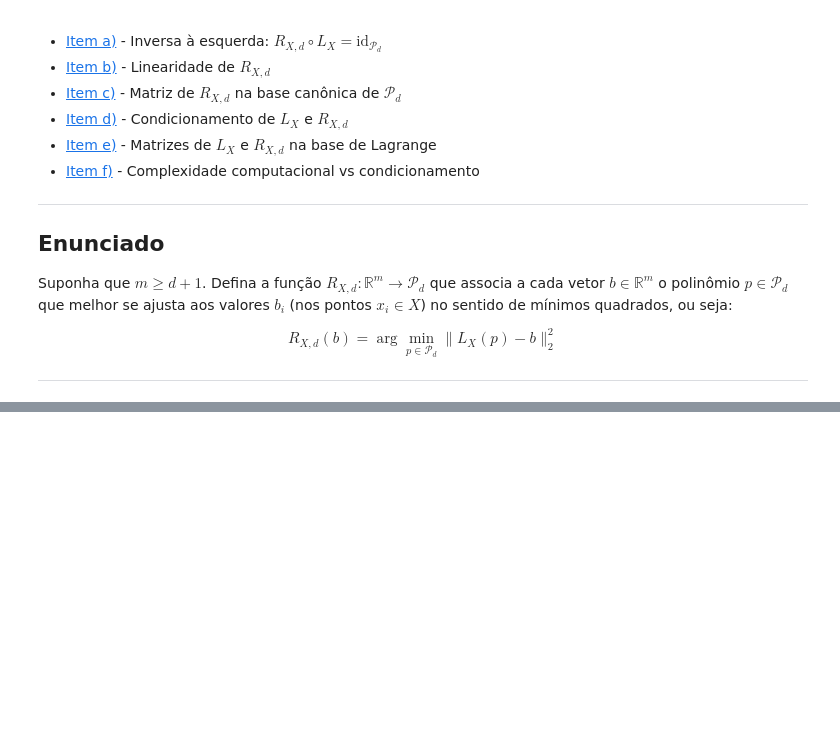
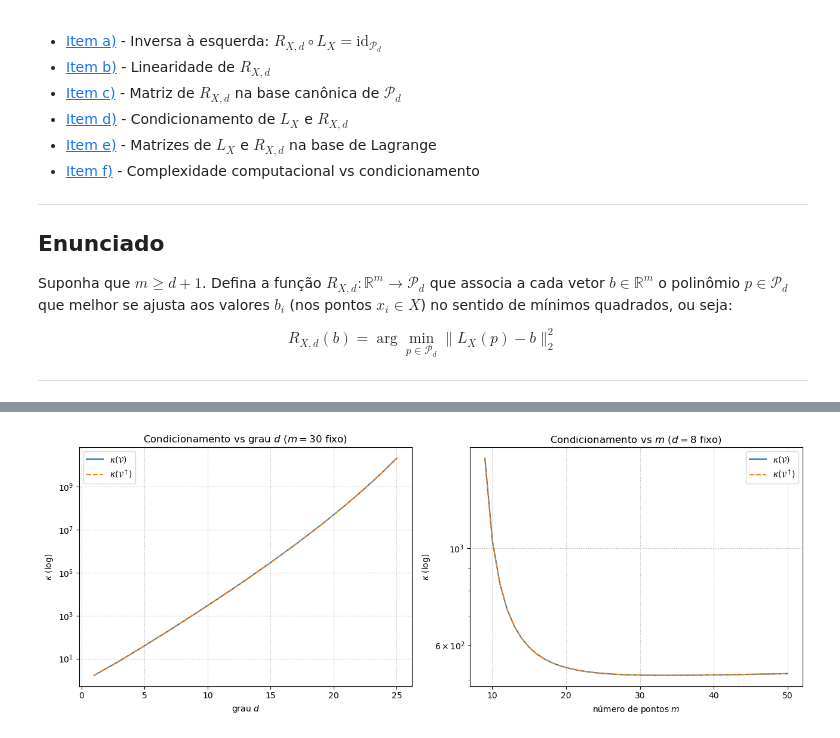
Before and after one commit to Gontijo8199/Projeto-3-ALN-A2, a Jupyter notebook: questao_2.ipynb, the cells around one changed output, grey strips where cells are left out. Saved outputs shown, nothing was run; the diff lists cells and outputs as text; code cells hidden in the pictures; blank space fills up the shorter version.

```diff
--- a/questao_2.ipynb
+++ b/questao_2.ipynb
@@ -273,0 +345,36 @@ condicionamento dessas matrizes se comporta conforme $m$ e/ou $d$ aumentam?
+# %%
+# m >= d + 1
+
+
+# efeito de d, fixando m
+m_fixo = 30
+d_vals = range(1, 26)
+conds_A, conds_Adag = zip(*[cond_LX_RXd(m_fixo, d) for d in d_vals])
+
+# efeito de m, fixando d
+d_fixo = 8
+m_vals = range(d_fixo + 1, 51)
+conds_A2, conds_Adag2 = zip(*[cond_LX_RXd(m, d_fixo) for m in m_vals])
+# %%
+fig, axes = plt.subplots(1, 2, figsize=(13, 5))
+
+axes[0].semilogy(d_vals, conds_A, "-", label=r"$\kappa(\mathcal{V})$")
+axes[0].semilogy(d_vals, conds_Adag, "--", label=r"$\kappa(\mathcal{V}^\dagger)$")
+axes[0].set_xlabel("grau $d$")
+axes[0].set_ylabel(r"$\kappa$ (log)")
+axes[0].set_title(f"Condicionamento vs grau $d$ ($m = {m_fixo}$ fixo)")
+axes[0].legend()
+axes[0].grid(True, ls=":")
+
+axes[1].semilogy(m_vals, conds_A2, "-", label=r"$\kappa(\mathcal{V})$")
+axes[1].semilogy(m_vals, conds_Adag2, "--", label=r"$\kappa(\mathcal{V}^\dagger)$")
+axes[1].set_xlabel("número de pontos $m$")
+axes[1].set_ylabel(r"$\kappa$ (log)")
+axes[1].set_title(f"Condicionamento vs $m$ ($d = {d_fixo}$ fixo)")
+axes[1].legend()
+axes[1].grid(True, ls=":")
+
+plt.tight_layout()
+plt.show()
+# %% [output]
+[figure, added]
```
Also changed, not shown: parts of 17 cells of this notebook, 1 other file.
